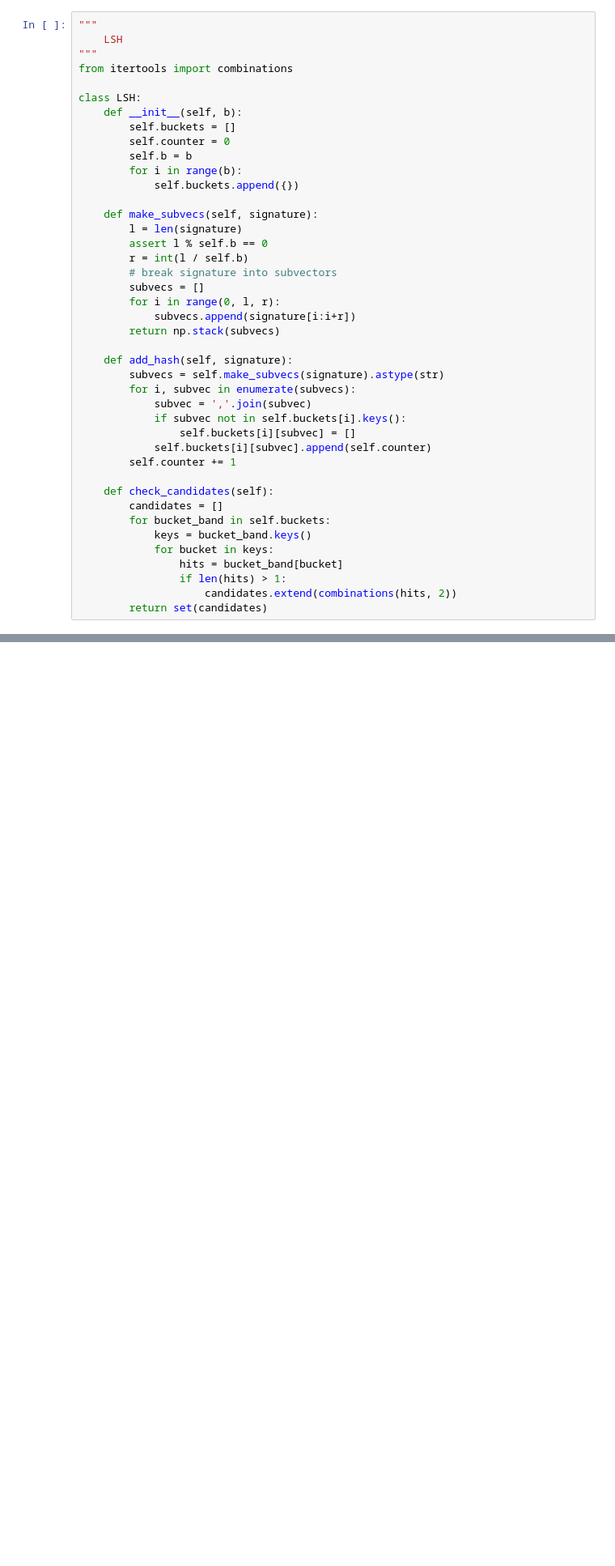
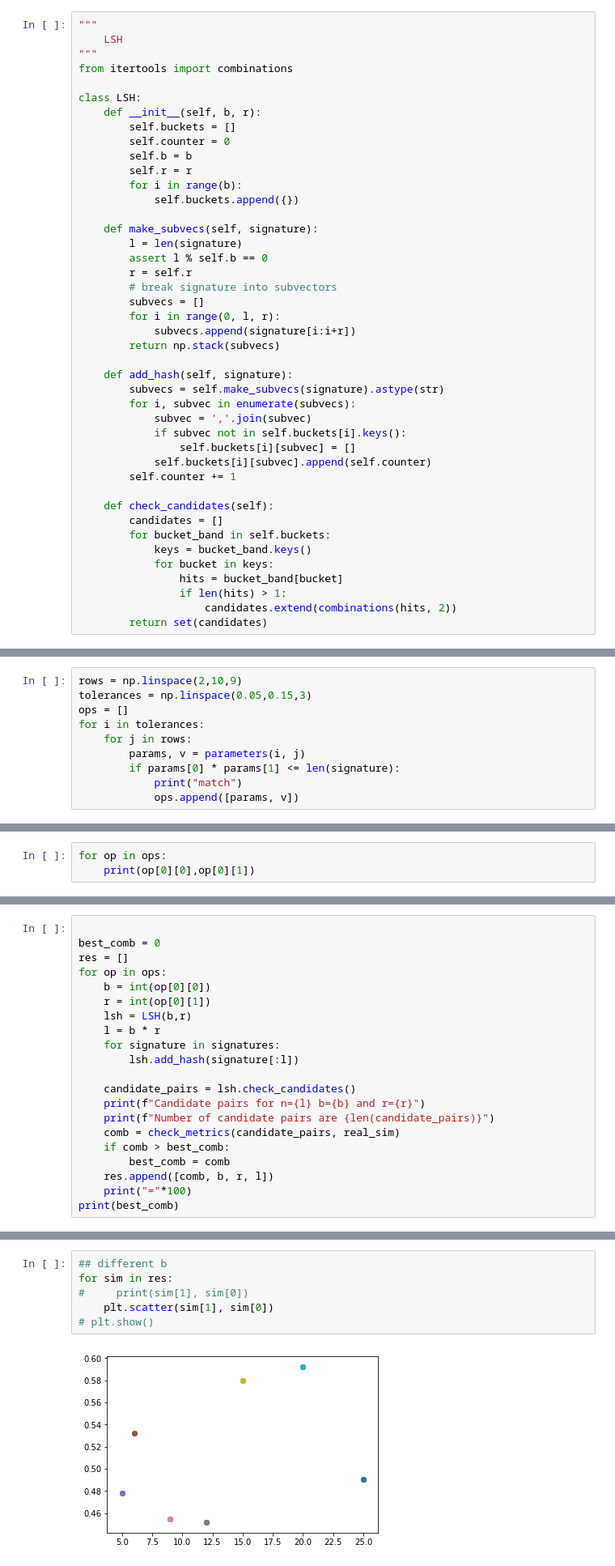
Before and after one commit to KadjelRamkisoen/LSH_PlagiarismDetection, a Jupyter notebook: LSH.ipynb, the cells around one changed output, grey strips where cells are left out. Shown: that part at 81% size. Saved outputs shown, nothing was run; the diff lists cells and outputs as text; blank space fills up the shorter version.

Commit message:
LSH parameter search

```diff
--- a/LSH.ipynb
+++ b/LSH.ipynb
@@ -140,17 +155,18 @@ Time spent:  15.130451917648315
 from itertools import combinations
 
 class LSH:
-    def __init__(self, b):
+    def __init__(self, b, r):
         self.buckets = []
         self.counter = 0
         self.b = b
+        self.r = r
         for i in range(b):
             self.buckets.append({})
 
     def make_subvecs(self, signature):
         l = len(signature)
         assert l % self.b == 0
-        r = int(l / self.b)
+        r = self.r
         # break signature into subvectors
         subvecs = []
         for i in range(0, l, r):
@@ -177,0 +205,10 @@ class LSH:
+# %%
+rows = np.linspace(2,10,9)
+tolerances = np.linspace(0.05,0.15,3)
+ops = []
+for i in tolerances:
+    for j in rows:
+        params, v = parameters(i, j)
+        if params[0] * params[1] <= len(signature):
+            print("match")
+            ops.append([params, v])
@@ -177,0 +233,3 @@ class LSH:
+# %%
+for op in ops:
+    print(op[0][0],op[0][1])
@@ -177,0 +256,21 @@ class LSH:
+# %%
+
+best_comb = 0
+res = []
+for op in ops:
+    b = int(op[0][0])
+    r = int(op[0][1])
+    lsh = LSH(b,r)
+    l = b * r
+    for signature in signatures:
+        lsh.add_hash(signature[:l])
+
+    candidate_pairs = lsh.check_candidates()
+    print(f"Candidate pairs for n={l} b={b} and r={r}")
+    print(f"Number of candidate pairs are {len(candidate_pairs)}")
+    comb = check_metrics(candidate_pairs, real_sim)
+    if comb > best_comb:
+        best_comb = comb
+    res.append([comb, b, r, l])
+    print("="*100)
+print(best_comb)
@@ -177,0 +315,8 @@ class LSH:
+# %%
+## different b
+for sim in res:
+#     print(sim[1], sim[0])
+    plt.scatter(sim[1], sim[0])
+# plt.show()
+# %% [output]
+[figure, added]
```
Also changed, not shown: parts of 25 cells of this notebook, 1 other file.
